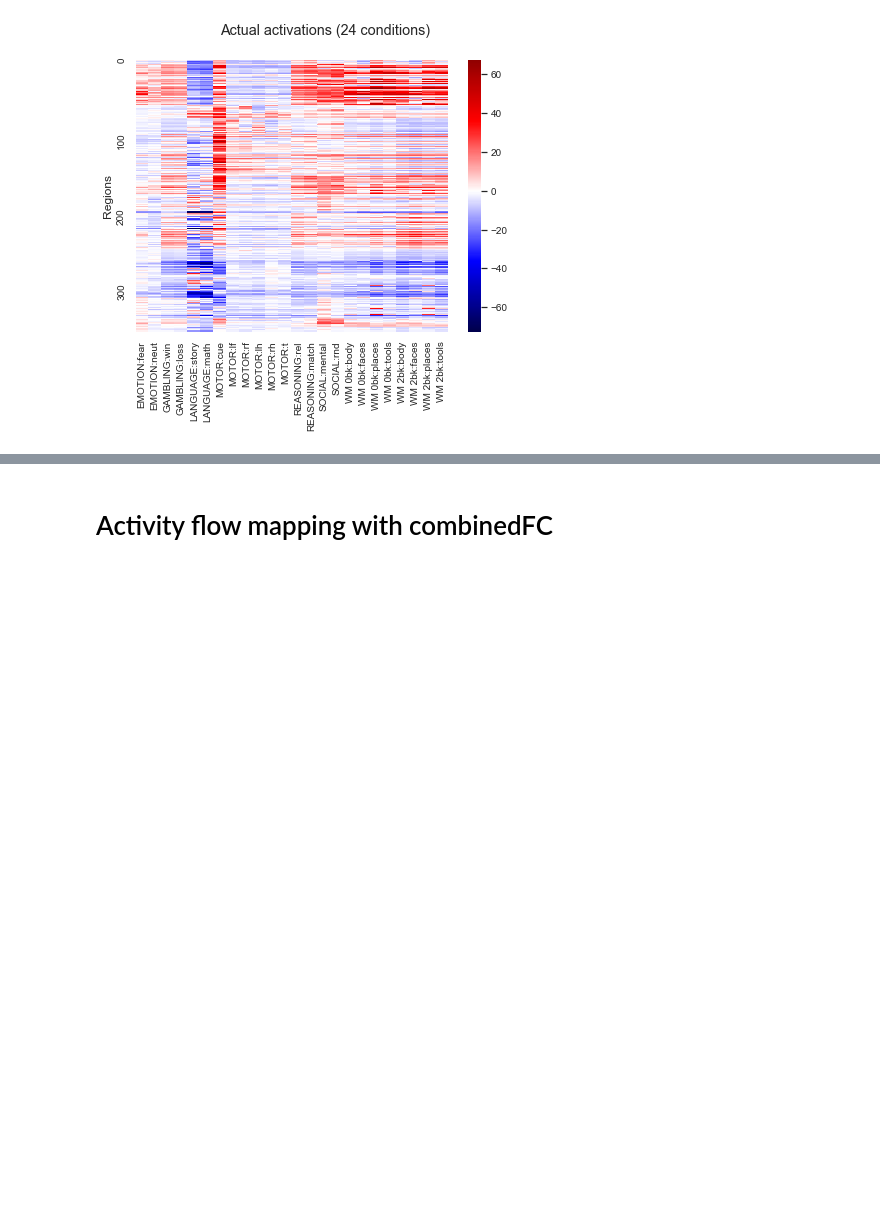
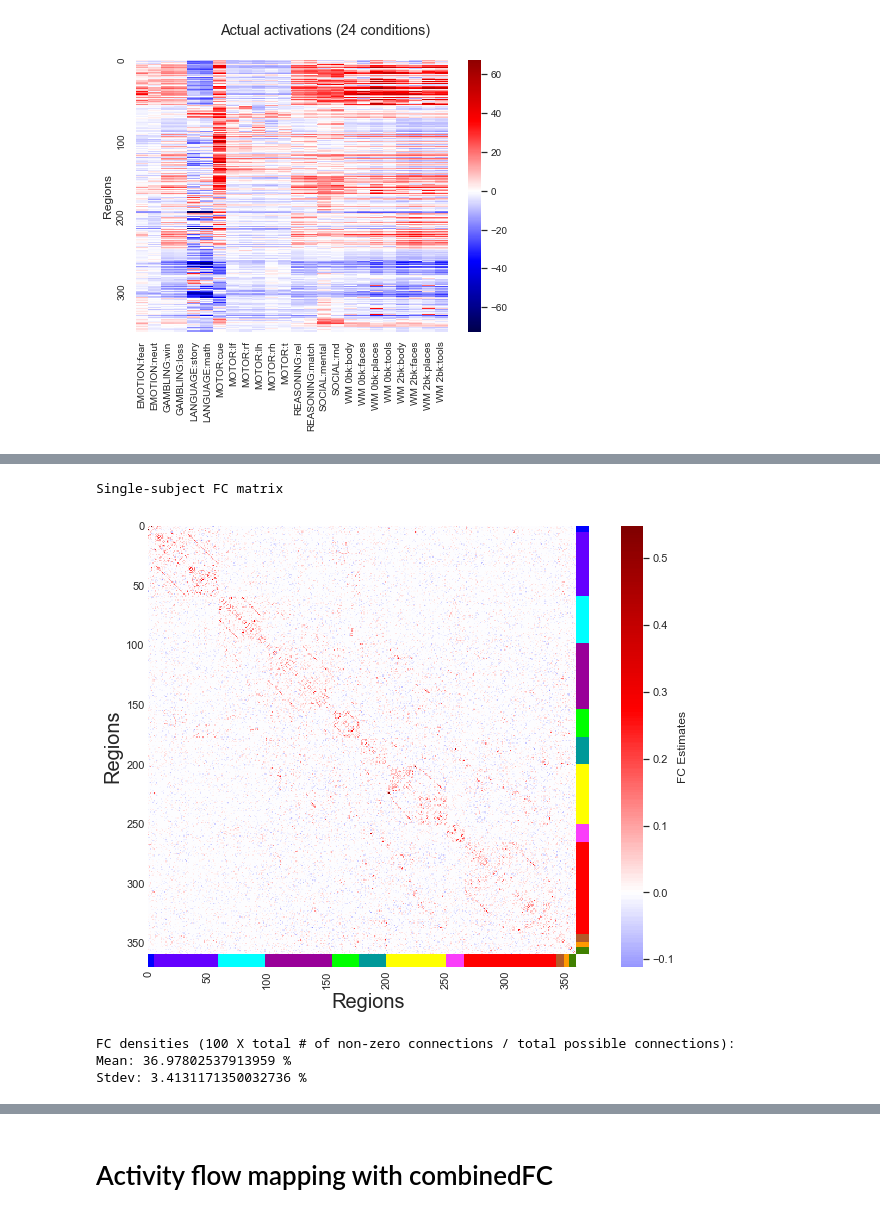
Before and after one commit to ColeLab/ActflowToolbox, a Jupyter notebook: examples/HCP_example.ipynb, the cells around one changed output, grey strips where cells are left out. Cells and saved outputs as stored; diff of their text form; code cells hidden in the pictures; blank space fills up the shorter version.

```diff
--- a/examples/HCP_example.ipynb
+++ b/examples/HCP_example.ipynb
@@ -217,0 +298,24 @@ Max value:  33.18593086232514
+# %%
+#Visualize single-subject FC matrix
+#fcmat_glasso=np.mean(restFC_glassoFC[netorder,:,:][:,netorder,:],axis=2)
+print('Single-subject FC matrix')
+fcmat_glasso_1subj=restFC_glassoFC[netorder,:,29][:,netorder]
+fig=actflow.tools.addNetColors_Seaborn(fcmat_glasso_1subj)
+# %% [output]
+Single-subject FC matrix
+[figure, added]
+# %%
+#Stats on FC matrices
+FCdensities=np.zeros(numsubjs)
+scount=0
+for subj in subjNums:
+    FCdensities[scount]=np.sum(np.sum(restFC_glassoFC[netorder,:,scount][:,netorder]>0))/(360*359/2)*100
+    scount += 1
+
+print('FC densities (100 X total # of non-zero connections / total possible connections):')
+print('Mean:',np.mean(FCdensities),'%')
+print('Stdev:',np.std(FCdensities),'%')
+# %% [output]
+FC densities (100 X total # of non-zero connections / total possible connections):
+Mean: 36.97802537913959 %
+Stdev: 3.4131171350032736 %
```
Also changed, not shown: parts of 16 cells of this notebook, 3 other files.
